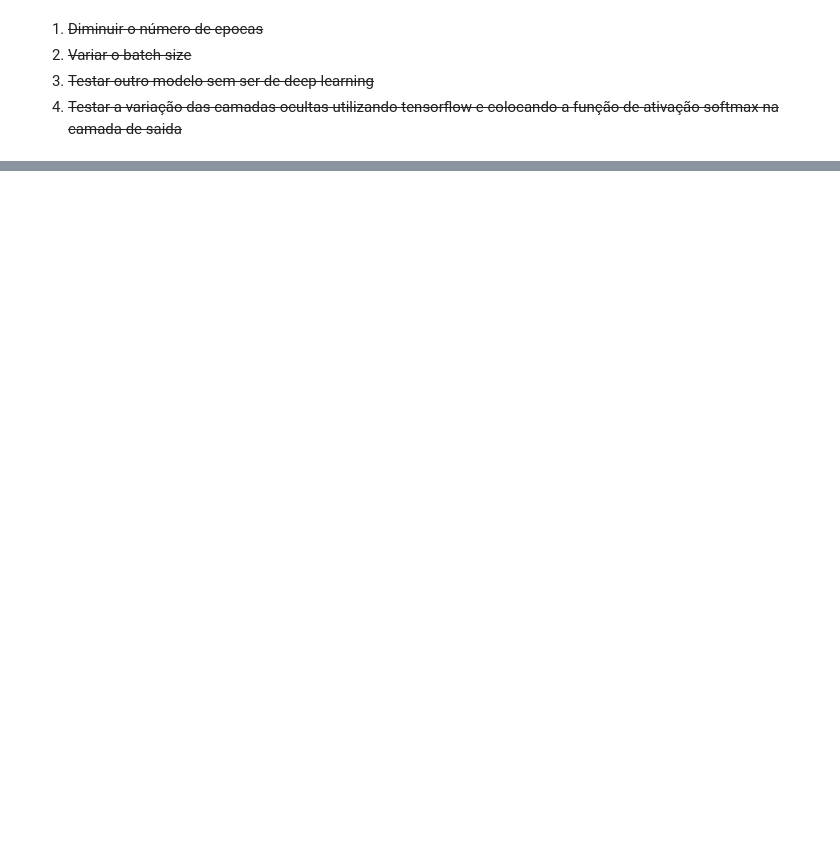
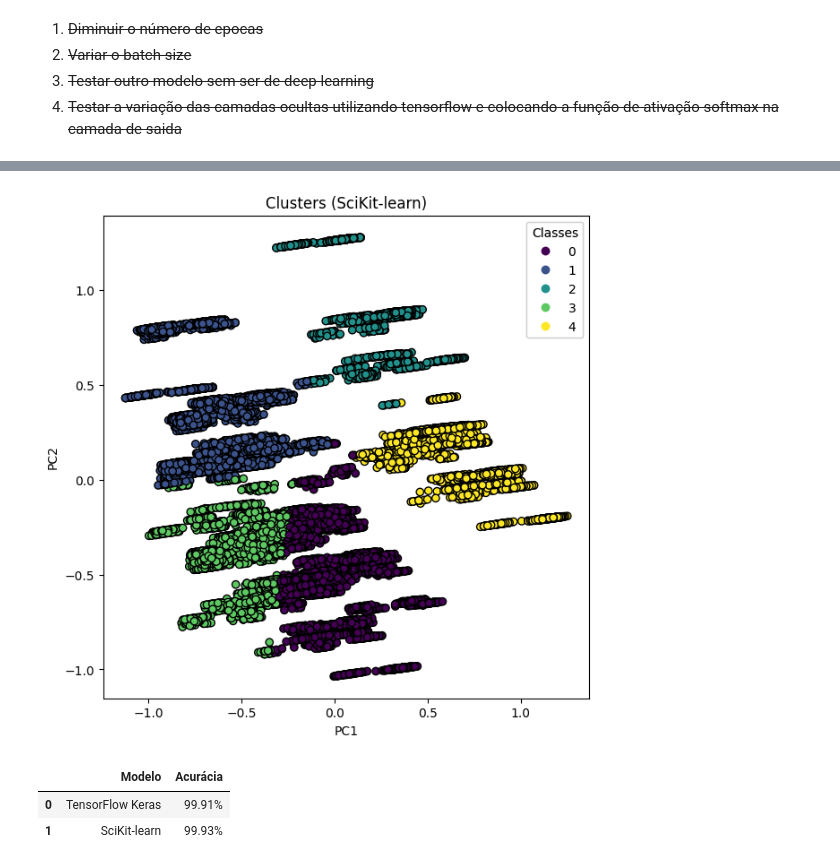
Before and after one commit to gabriel-fonseca-repo/enem-microdados-ml, a Jupyter notebook: src/av3.ipynb, the cells around one changed output, grey strips where cells are left out. Saved outputs shown, nothing was run; the diff lists cells and outputs as text; code cells hidden in the pictures; blank space fills up the shorter version.

```diff
--- a/src/av3.ipynb
+++ b/src/av3.ipynb
@@ -205,0 +254,15 @@ test_accuracy
+# %%
+plot_clusters(X_test, y_pred, "SciKit-learn", "viridis")
+# %% [output]
+[figure, added]
+# %%
+pd.DataFrame(
+    {
+        "Modelo": ["TensorFlow Keras", "SciKit-learn"],
+        "Acurácia": [mlp_tf_accuracy, mlp_sk_accuracy],
+    }
+)
+# %% [output]
+|  | Modelo | Acurácia |
+| 0 | TensorFlow Keras | 99.91% |
+| 1 | SciKit-learn | 99.93% |
```
Also changed, not shown: parts of 12 cells of this notebook, 1 other file.
